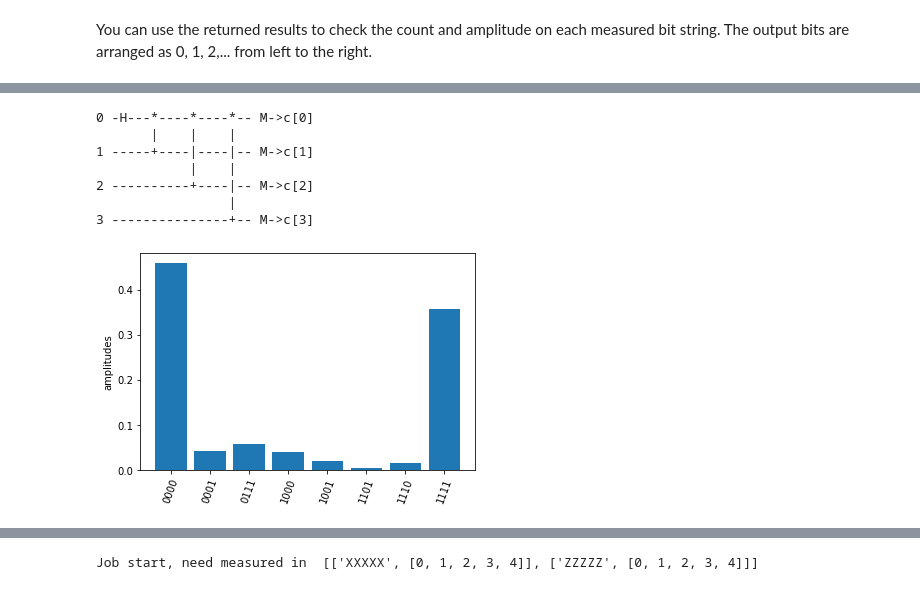
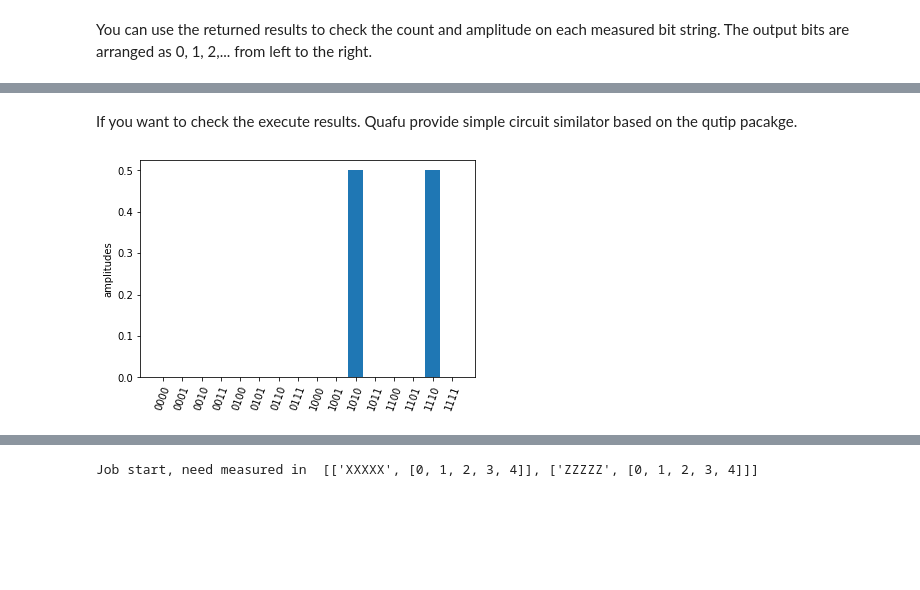
Before and after one commit to ScQ-Cloud/pyquafu, a Jupyter notebook: docs/quafu_document.ipynb, the cells around one changed output, grey strips where cells are left out. Drawn from its saved outputs; the diff is of its cells as text; code cells hidden in the pictures; blank space fills up the shorter version.

```diff
--- a/docs/quafu_document.ipynb
+++ b/docs/quafu_document.ipynb
@@ -16,7 +25,7 @@ Initialize a circuit with 5 qubits
 import numpy as np
 from quafu import QuantumCircuit
 
-q = QuantumCircuit(4)
+q = QuantumCircuit(5)
 # %% [markdown]
 Add quantum gates, currently Quafu supports gates x, y, z, h, rx, ry, rz, cnot, cz, swap.
 # %%
@@ -67,23 +109,8 @@ Quafu provides from_openqasm() function for initializing quantum circuit directl
-# %%
-q = QuantumCircuit(4)
-test_ghz = """OPENQASM 2.0;
-include "qelib1.inc";
-qreg q[4];
-h q[0];
-cx q[0],q[1];
-cx q[0],q[2];
-cx q[0],q[3];
-"""
-q.from_openqasm(test_ghz)
-q.draw_circuit()
-res = q.send()
-res.plot_amplitudes()
-# %% [output]
-0 -H---*----*----*-- M->c[0]
-       |    |    |
-1 -----+----|----|-- M->c[1]
-            |    |
-2 ----------+----|-- M->c[2]
-                 |
-3 ---------------+-- M->c[3]
-[figure, removed]
+# %% [markdown]
+If you want to check the execute results. Quafu provide simple circuit similator based on the qutip pacakge.
+# %%
+from quafu.simulators.qutip_simulator import simulate
+simu_res = simulate(q)
+simu_res.plot_amplitudes(full=True)
+# %% [output]
+[figure, added]
```
Also changed, not shown: parts of 27 cells of this notebook, 41 other files.
